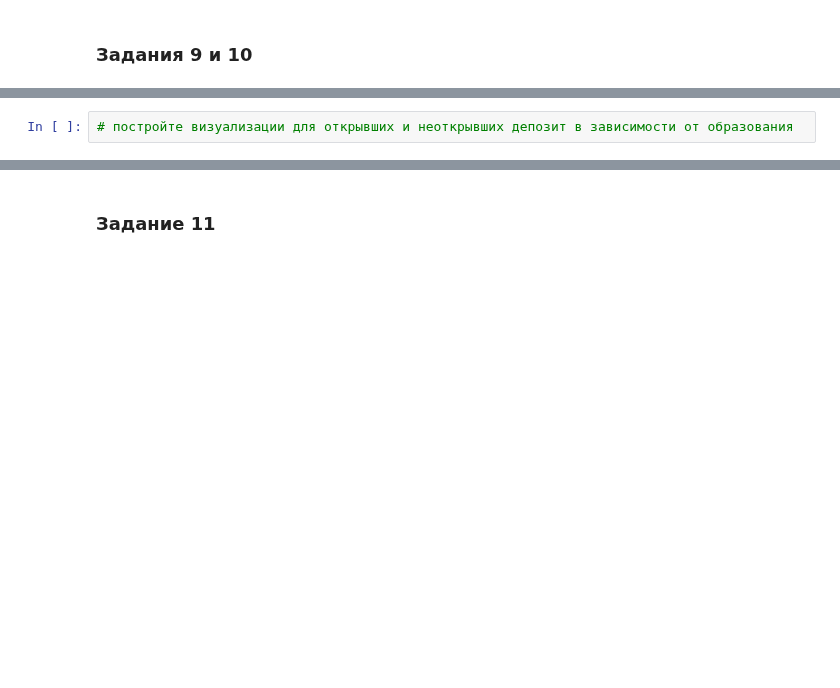
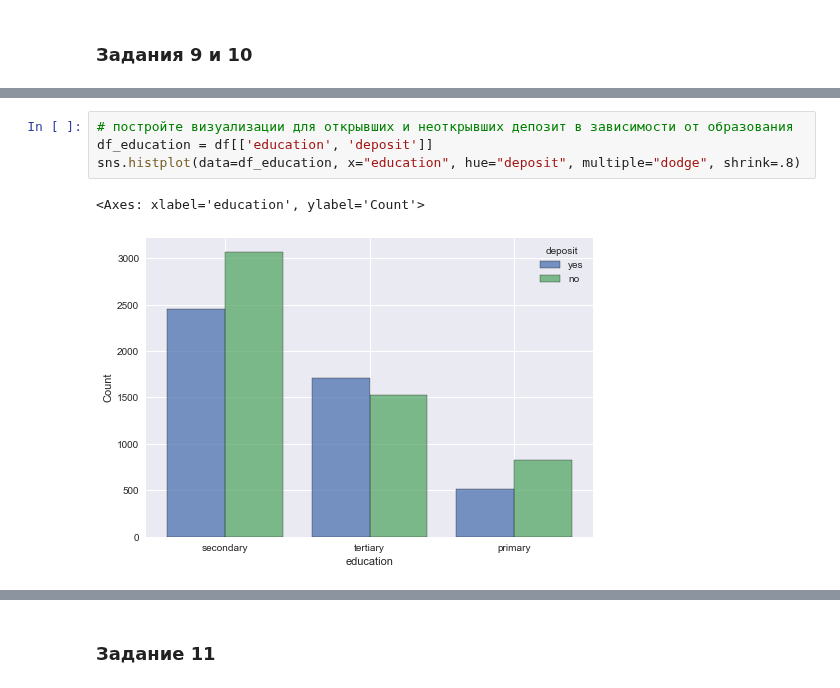
Before and after one commit to DmitriySky47/sf_data_science, a Jupyter notebook: project_4/Project_4_ML.ipynb, the cells around one changed output, grey strips where cells are left out. Cells and saved outputs as stored; diff of their text form; blank space fills up the shorter version.

```diff
--- a/project_4/Project_4_ML.ipynb
+++ b/project_4/Project_4_ML.ipynb
@@ -434,4 +365,9 @@ Text(0.5, 1.0, 'Категория 60+')
 # %%
 # постройте визуализации для открывших и неоткрывших депозит в зависимости от образования
+df_education = df[['education', 'deposit']]
+sns.histplot(data=df_education, x="education", hue="deposit", multiple="dodge", shrink=.8)
+# %% [output]
+<Axes: xlabel='education', ylabel='Count'>
+[figure, added]
 # %%
 # постройте визуализации для открывших и неоткрывших депозит в зависимости от вида профессиональной занятости
```
Also changed, not shown: parts of 38 cells of this notebook, 1 other file.
